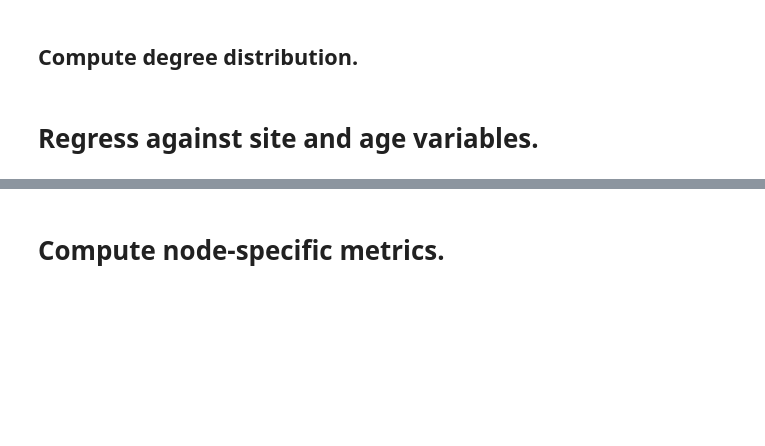
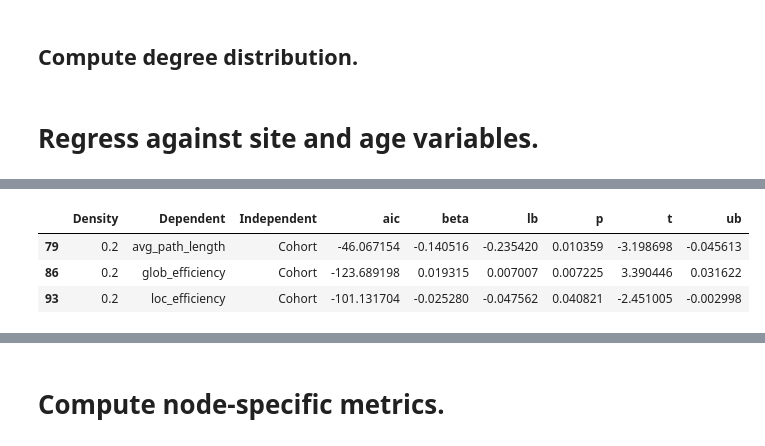
Before and after one commit to abafzal/embarc_gtrs, a Jupyter notebook: notebooks/subtypes_gt_analyses.ipynb, the cells around one changed output, grey strips where cells are left out. Drawn from its saved outputs; the diff is of its cells as text; code cells hidden in the pictures; blank space fills up the shorter version.

```diff
--- a/notebooks/subtypes_gt_analyses.ipynb
+++ b/notebooks/subtypes_gt_analyses.ipynb
@@ -1633,0 +1606,58 @@ sig_pd
+# %%
+groupdiff = defaultdict(list)
+
+## z-score age variables.
+merged['age_evaluation'] = (merged.age_evaluation - np.mean(merged.age_evaluation)) / np.std(merged.age_evaluation)
+merged = merged.fillna(value=0)
+
+## Run GLM for each density value.
+for d in [0.1,0.15,0.2,0.25,0.3]:
+
+    temp = merged.where(merged.density == d)
+    temp = temp.dropna()
+
+    temp = temp.drop([u'threshold', u'n_nodes', u'n_edges', u'avg_degree', u'n_components', u'cc_node_ratio', u'cc_edge_ratio',u'hispa', u'race',],1)
+
+    for metric in ['clustering_coefficient','avg_path_length','glob_efficiency','loc_efficiency','modularity']:
+
+        ##md = smf.OLS.from_formula(formula='%s ~ age_evaluation + cohort + site0 + site1 + site2 + site3 + hamd_36 + aaq_score_result + masq2_score_aa + masq2_score_ad + masq2_score_gd + shaps_total_dichotomous'
+                                 ## %metric, data=temp, groups=temp['SiteName'])
+        md = smf.OLS.from_formula(formula='%s ~ age_evaluation + cohort + site0 + site1 + site2 + site3'
+                                  %metric, data=temp, groups=temp['SiteName'])
+        mdf = md.fit()
+
+        ##for iv,i,t,p,lb,ub in zip(['Intercept','Age','Cohort','Site0', 'Site1', 'Site2', 'Site3', 'hamd_36', 'aaq_score_result', 'masq2_score_aa', 'masq2_score_ad', 'masq2_score_gd','shape_total_dichotomous'],mdf.params,mdf.tvalues,mdf.pvalues,mdf.conf_int()[0],mdf.conf_int()[1]):
+        for iv,i,t,p,lb,ub in zip(['Intercept','Age','Cohort','Site0', 'Site1', 'Site2', 'Site3'],mdf.params,mdf.tvalues,mdf.pvalues,mdf.conf_int()[0],mdf.conf_int()[1]):
+            groupdiff['Dependent'] += [metric]
+            groupdiff['Density'] += [d]
+            groupdiff['Independent'] += [iv]
+            groupdiff['beta'] += [i]
+            groupdiff['t'] += [t]
+            groupdiff['p'] += [p]
+            groupdiff['lb'] += [lb]
+            groupdiff['ub'] += [ub]
+            groupdiff['aic'] += [mdf.aic]
+
+## Convert to dataframe.
+gdf = pd.DataFrame(groupdiff)
+
+#~~~~~~~~~~~~~~~~~~~~~~~~~~~~~~~~~~~~~~~~~~~~~~~~~~~~#
+## Multiple comparisons correct.
+#~~~~~~~~~~~~~~~~~~~~~~~~~~~~~~~~~~~~~~~~~~~~~~~~~~~~#
+multcomp = multipletests(gdf.p, 0.05, method='fdr_bh')
+gdf.p = multcomp[1]
+
+## Save.
+# gdf_corr.to_csv(os.path.join(gt_dir, 'graph_metrics','regressed_metrics.csv'))
+
+## Significant differences between cohorts.
+sig_pd = gdf.where((gdf['p'] < 0.05) & (gdf.Independent == 'Cohort'))
+# sig_pd = gdf.where((gdf['p'] < 0.05))
+sig_pd = sig_pd.dropna()
+
+sig_pd
+# %% [output]
+|  | Density | Dependent | Independent | aic | beta | lb | p | t | ub |
+| 79 | 0.2 | avg_path_length | Cohort | -46.067154 | -0.140516 | -0.235420 | 0.010359 | -3.198698 | -0.045613 |
+| 86 | 0.2 | glob_efficiency | Cohort | -123.689198 | 0.019315 | 0.007007 | 0.007225 | 3.390446 | 0.031622 |
+| 93 | 0.2 | loc_efficiency | Cohort | -101.131704 | -0.025280 | -0.047562 | 0.040821 | -2.451005 | -0.002998 |
```
Also changed, not shown: parts of 15 cells of this notebook.
